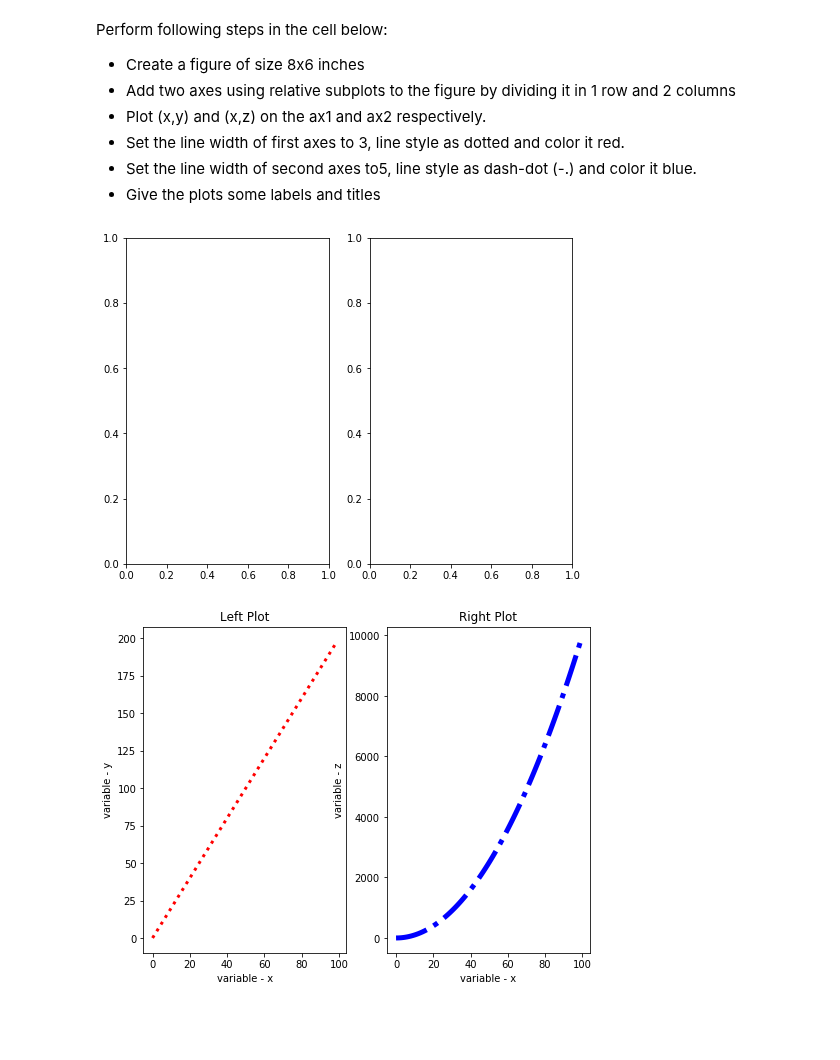
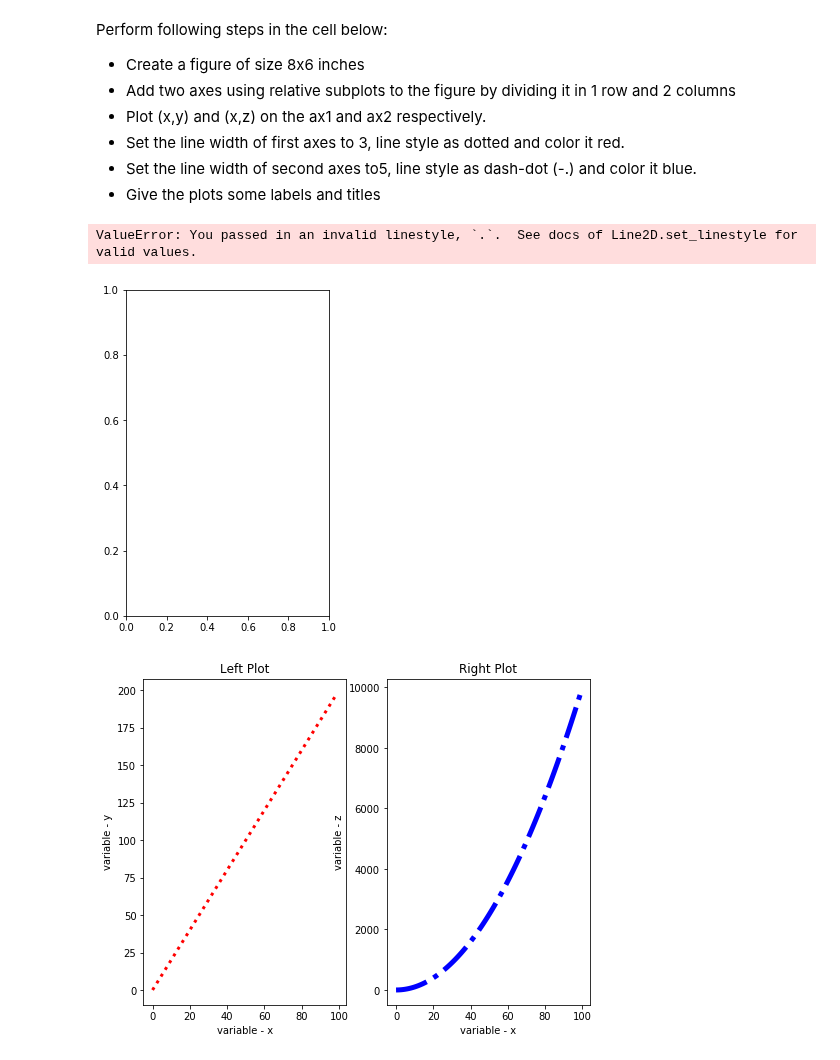
Before and after one commit to elenasm7/ds-matplotlib-intro-lab-nyc-ds-career-012819, a Jupyter notebook: index.ipynb, the cells around one changed output. Saved outputs shown, nothing was run; the diff lists cells and outputs as text; code cells hidden in the pictures; blank space fills up the shorter version.

```diff
--- a/index.ipynb
+++ b/index.ipynb
@@ -156,11 +156,12 @@ Perform following steps in the cell below:
 # %%
 fig = plt.figure(figsize=(8,6))
 ax1 = fig.add_subplot(1,2,1)
 ax1.plot(x,y,lw=3,ls='.',color='g')
 ax2 = fig.add_subplot(1,2,2)
-ax2.plot(x,y,lw=5,)
+ax2.plot(x,y,lw=5,ls='-.',color='b')
 # %% [output]
+ValueError: You passed in an invalid linestyle, `.`.  See docs of Line2D.set_linestyle for valid values.
-[figure, old version]
+[figure, new version]
 # %%
 # %% [output]
 [figure]
```
